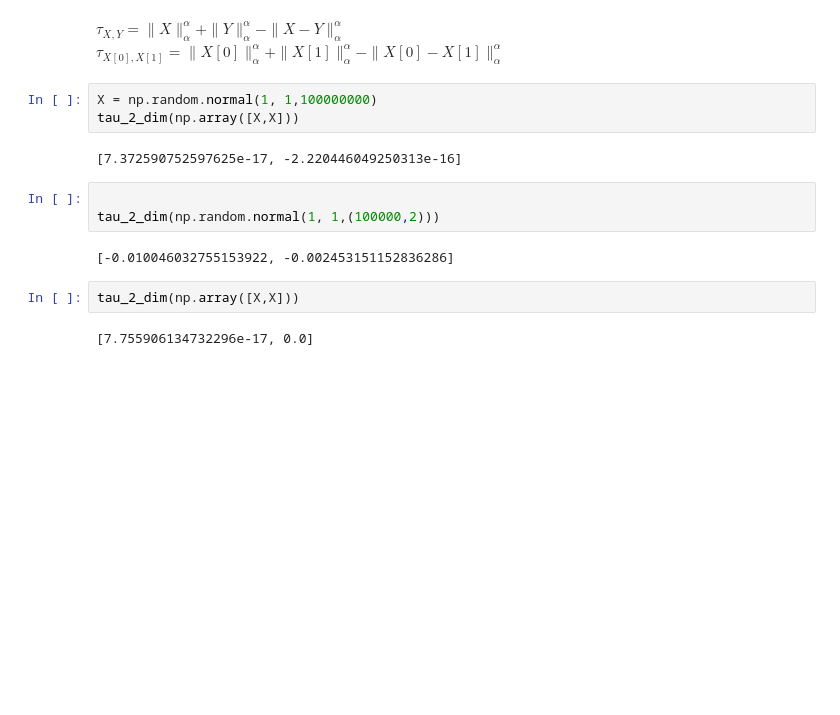
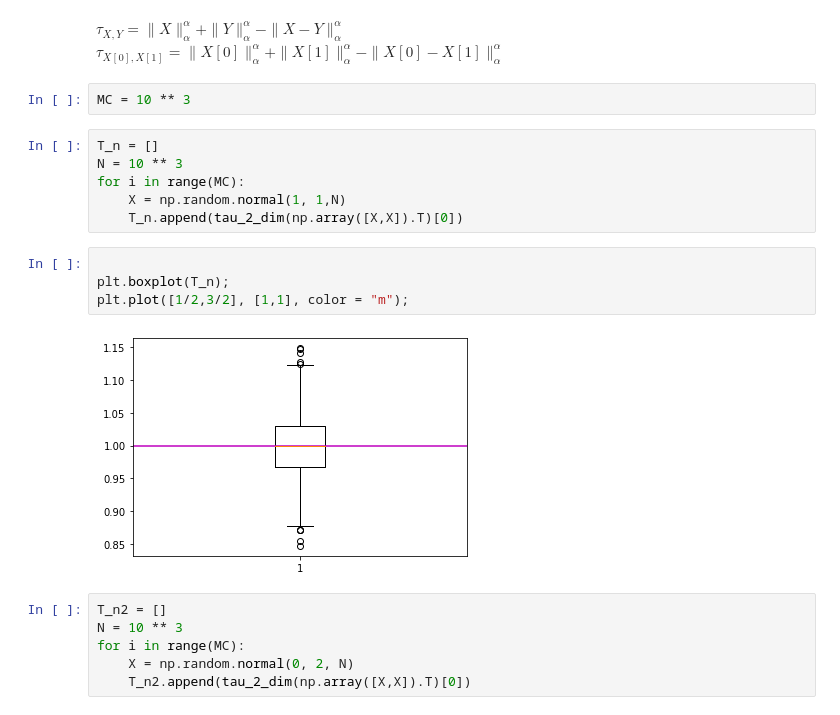
Before and after one commit to chwilko/CSoS, a Jupyter notebook: Python3/Task_list_2/Task_7.ipynb, the cells around one changed output. Drawn from its saved outputs; the diff is of its cells as text; blank space fills up the shorter version.

```diff
--- a/Python3/Task_list_2/Task_7.ipynb
+++ b/Python3/Task_list_2/Task_7.ipynb
@@ -8,17 +9,23 @@ from alphastable import *
 # %% [markdown]
 $\tau_{X,Y} = \| X \|_{\alpha} ^{\alpha} + \| Y \|_{\alpha} ^{\alpha} - \| X - Y \|_{\alpha} ^{\alpha}$ <br />
 $\tau_{X[0],X[1]} = \| X[0] \|_{\alpha} ^{\alpha} + \| X[1] \|_{\alpha} ^{\alpha} - \| X[0] - X[1] \|_{\alpha} ^{\alpha}$
+# %%
+MC = 10 ** 3
 # %%
-X = np.random.normal(1, 1,100000000)
-tau_2_dim(np.array([X,X]))
+T_n = []
+N = 10 ** 3
+for i in range(MC):
+    X = np.random.normal(1, 1,N)
+    T_n.append(tau_2_dim(np.array([X,X]).T)[0])
-# %% [output]
-[7.372590752597625e-17, -2.220446049250313e-16]
-# %%
-
-tau_2_dim(np.random.normal(1, 1,(100000,2)))
-# %% [output]
-[-0.010046032755153922, -0.002453151152836286]
-# %%
-tau_2_dim(np.array([X,X]))
-# %% [output]
-[7.755906134732296e-17, 0.0]
+# %%
+
+plt.boxplot(T_n);
+plt.plot([1/2,3/2], [1,1], color = "m");
+# %% [output]
+[figure, added]
+# %%
+T_n2 = []
+N = 10 ** 3
+for i in range(MC):
+    X = np.random.normal(0, 2, N)
+    T_n2.append(tau_2_dim(np.array([X,X]).T)[0])
```
Also changed, not shown: parts of 6 cells of this notebook, 6 other files.
